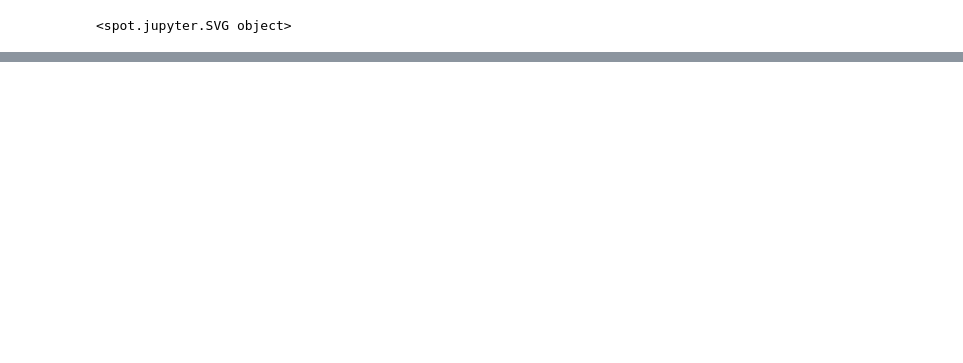
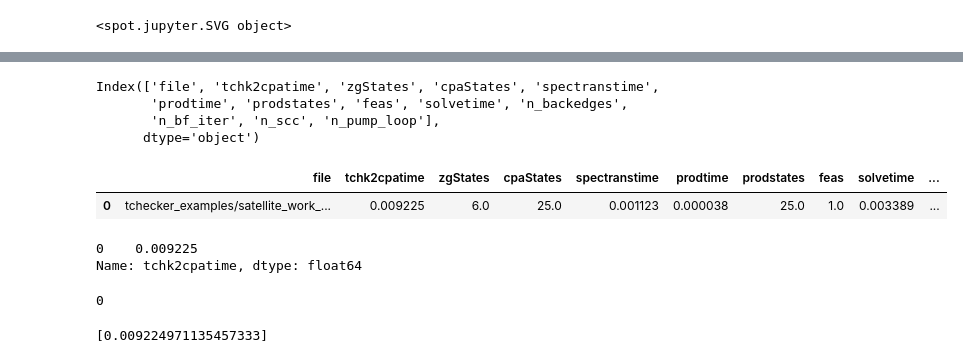
Before and after one commit to PhilippSchlehuberCaissier/wspot, a Jupyter notebook: code/energy_buechi_bench.ipynb, the cells around one changed output, grey strips where cells are left out. Saved outputs shown, nothing was run; the diff lists cells and outputs as text; code cells hidden in the pictures; blank space fills up the shorter version.

```diff
--- a/code/energy_buechi_bench.ipynb
+++ b/code/energy_buechi_bench.ipynb
@@ -14,6 +16,12 @@ def n_states(zgFile:str):
         while("intval" in f.readline()):
             c += 1
     return c
+# %%
+# Benchmark parameters
+# The problem will be solved for range(1, Nmax, Nstep) work modules
+Nmax = 10
+Nstep = 1
+Nall = list(range(1, Nmax, Nstep))
 # %%
 # Compairing the versions
 # Number of work modules
@@ -164,0 +231,36 @@ PSC
+# %%
+# Create table
+print(resmean.keys())
+with open("bench_table.tex", "w") as f:
+    f.write("\\begin{tabular}{ c | c | c | c |}\n")
+    f.write("\\# mod & \\# states & to cpa [s] & sol [s] \\\\\\hline\n")
+
+    for N in Nall:
+        resN = resmean.loc[resmean['file'] == f"tchecker_examples/satellite_work_{N}.tchk"]
+        assert(len(resN.keys() == 1))
+        f.write(f"""{N} & {int(list(resN["cpaStates"])[0]):d} & {list(resN["tchk2cpatime"])[0]:.3f} & {list(resN["solvetime"])[0]:.2f} \\\\\\hline\n""")
+    f.write("\\end{tabular}\n")
+# %% [output]
+Index(['file', 'tchk2cpatime', 'zgStates', 'cpaStates', 'spectranstime',
+       'prodtime', 'prodstates', 'feas', 'solvetime', 'n_backedges',
+       'n_bf_iter', 'n_scc', 'n_pump_loop'],
+      dtype='object')
+# %%
+resN
+# %% [output]
+|  | file | tchk2cpatime | zgStates | cpaStates | spectranstime | prodtime | prodstates | feas | solvetime | ... |
+| 0 | tchecker_examples/satellite_work_... | 0.009225 | 6.0 | 25.0 | 0.001123 | 0.000038 | 25.0 | 1.0 | 0.003389 | ... |
+# %%
+x=resN["tchk2cpatime"]
+x
+# %% [output]
+0    0.009225
+Name: tchk2cpatime, dtype: float64
+# %%
+x.keys()[0]
+# %% [output]
+0
+# %%
+list(x)
+# %% [output]
+[0.009224971135457333]
```
Also changed, not shown: parts of 10 cells of this notebook, 8 other files.
